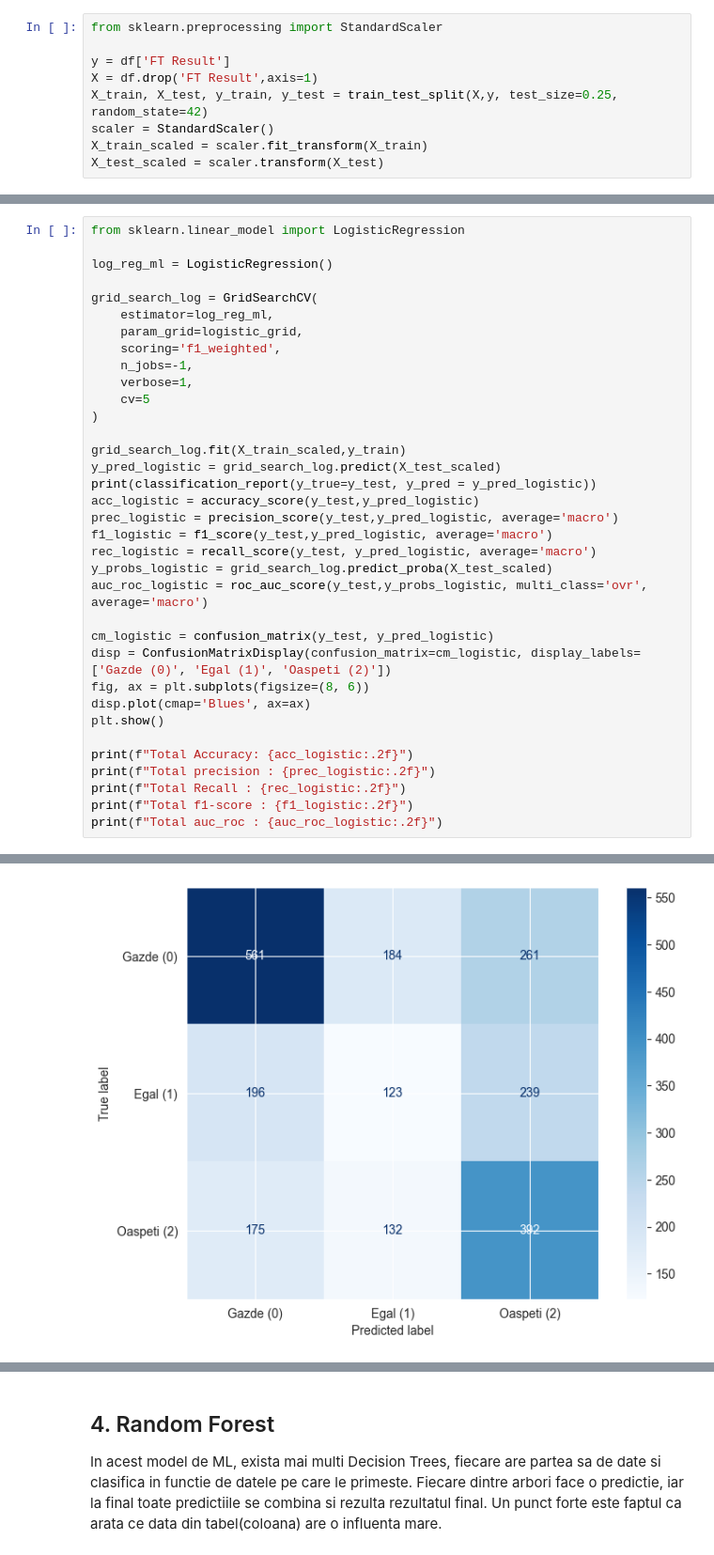
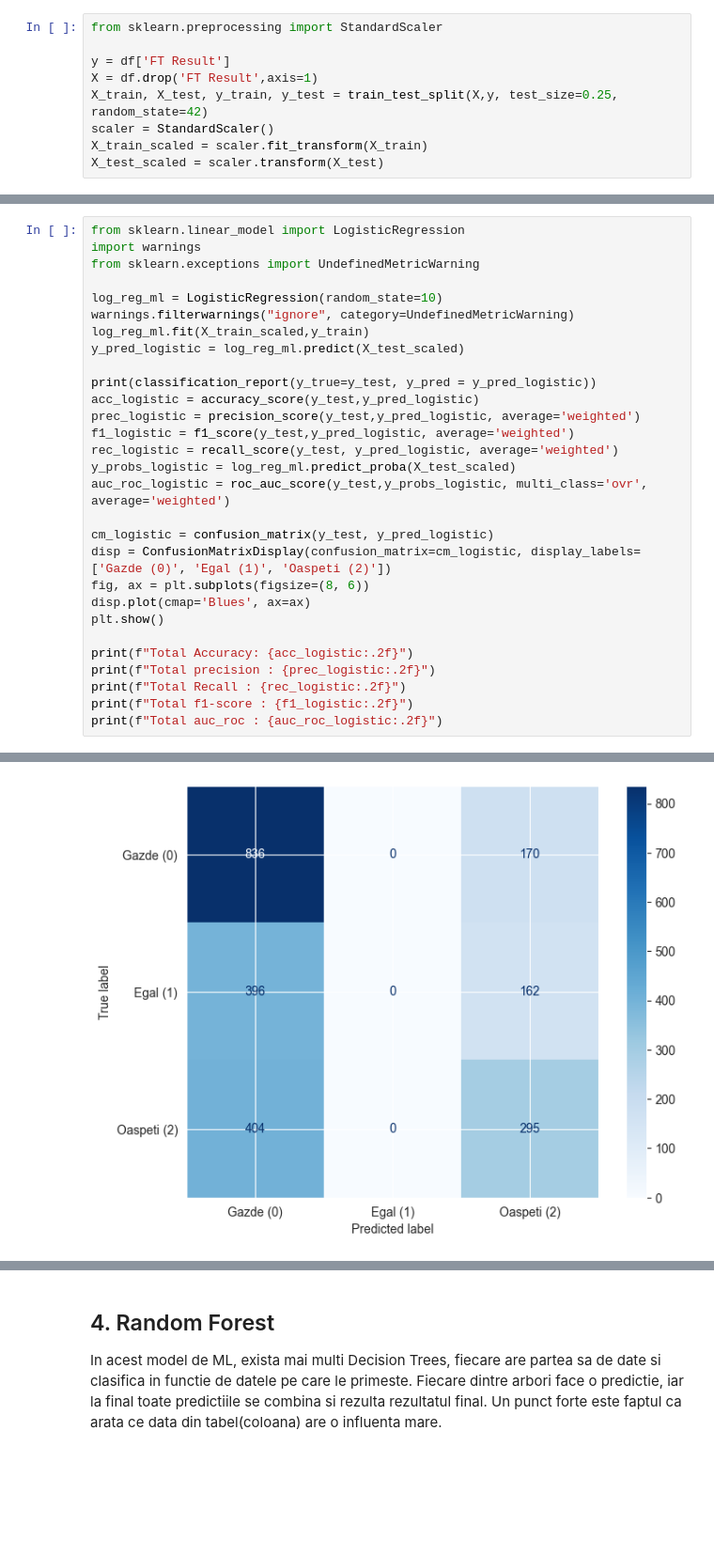
Before and after one commit to Technical-University-of-Cluj-Napoca/proiect-ml-RazvanBarna, a Jupyter notebook: Notebooks/Classification.ipynb, the cells around one changed output, grey strips where cells are left out. Shown at 94% size. Drawn from its saved outputs; the diff is of its cells as text; blank space fills up the shorter version.

```diff
--- a/Notebooks/Classification.ipynb
+++ b/Notebooks/Classification.ipynb
@@ -549,26 +529,20 @@ logistic_grid ={
 # %%
 from sklearn.linear_model import LogisticRegression
+import warnings
+from sklearn.exceptions import UndefinedMetricWarning
 
-log_reg_ml = LogisticRegression()
+log_reg_ml = LogisticRegression(random_state=10)
+warnings.filterwarnings("ignore", category=UndefinedMetricWarning)
+log_reg_ml.fit(X_train_scaled,y_train)
+y_pred_logistic = log_reg_ml.predict(X_test_scaled)
 
-grid_search_log = GridSearchCV(
-    estimator=log_reg_ml,
-    param_grid=logistic_grid,
-    scoring='f1_weighted',
-    n_jobs=-1,
-    verbose=1,
-    cv=5
-)
-
-grid_search_log.fit(X_train_scaled,y_train)
-y_pred_logistic = grid_search_log.predict(X_test_scaled)
 print(classification_report(y_true=y_test, y_pred = y_pred_logistic))
 acc_logistic = accuracy_score(y_test,y_pred_logistic)
-prec_logistic = precision_score(y_test,y_pred_logistic, average='macro')
-f1_logistic = f1_score(y_test,y_pred_logistic, average='macro')
-rec_logistic = recall_score(y_test, y_pred_logistic, average='macro')
-y_probs_logistic = grid_search_log.predict_proba(X_test_scaled)
-auc_roc_logistic = roc_auc_score(y_test,y_probs_logistic, multi_class='ovr', average='macro')
+prec_logistic = precision_score(y_test,y_pred_logistic, average='weighted')
+f1_logistic = f1_score(y_test,y_pred_logistic, average='weighted')
+rec_logistic = recall_score(y_test, y_pred_logistic, average='weighted')
+y_probs_logistic = log_reg_ml.predict_proba(X_test_scaled)
+auc_roc_logistic = roc_auc_score(y_test,y_probs_logistic, multi_class='ovr', average='weighted')
 
 cm_logistic = confusion_matrix(y_test, y_pred_logistic)
 disp = ConfusionMatrixDisplay(confusion_matrix=cm_logistic, display_labels=['Gazde (0)', 'Egal (1)', 'Oaspeti (2)'])
@@ -595 +568 @@ weighted avg       0.47      0.48      0.47      2263
-[figure, old version]
+[figure, new version]
```
Also changed, not shown: parts of 34 cells of this notebook, 4 other files.
